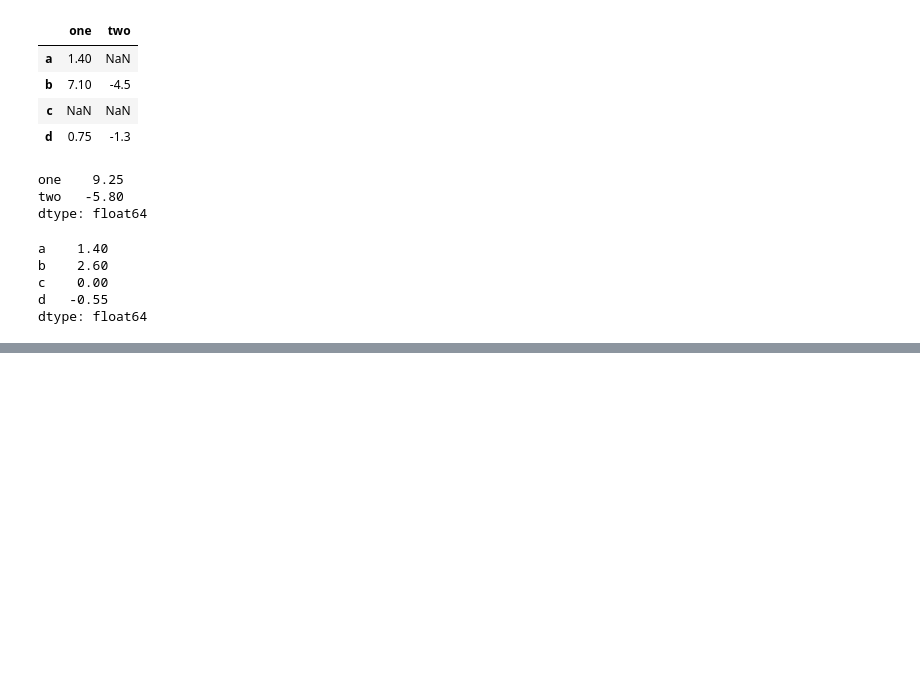
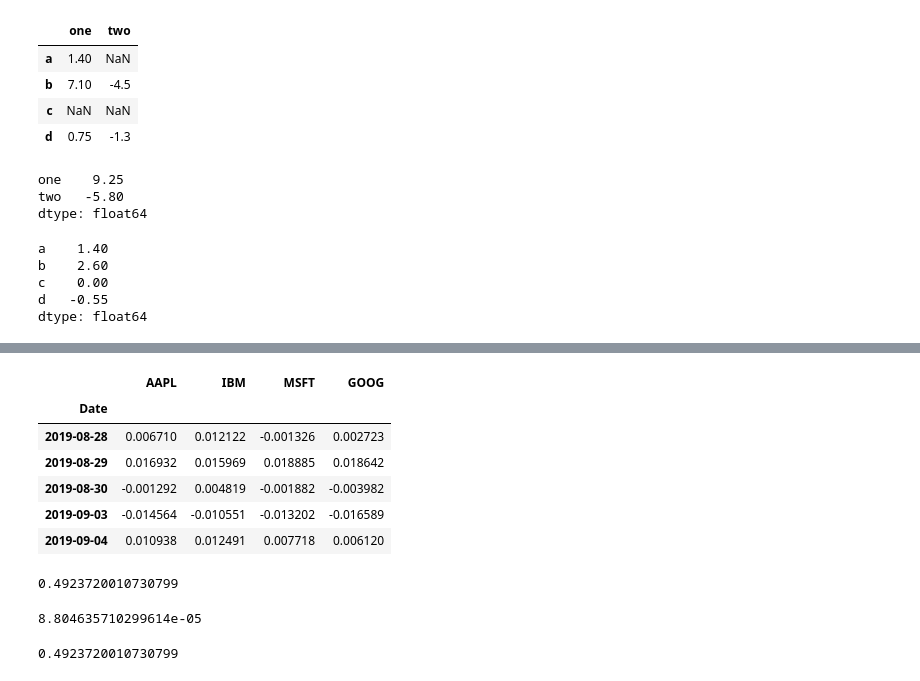
Before and after one commit to joyc/data-exam, a Jupyter notebook: pyda-2e/ch05.ipynb, the cells around one changed output, grey strips where cells are left out. Drawn from its saved outputs; the diff is of its cells as text; code cells hidden in the pictures; blank space fills up the shorter version.

```diff
--- a/pyda-2e/ch05.ipynb
+++ b/pyda-2e/ch05.ipynb
@@ -639,0 +735,27 @@ dtype: float64
+# %%
+# 计算价格的百分比变化
+returns = price.pct_change()
+returns.tail()
+# %% [output]
+|  | AAPL | IBM | MSFT | GOOG |
+| Date |  |  |  |  |
+| 2019-08-28 | 0.006710 | 0.012122 | -0.001326 | 0.002723 |
+| 2019-08-29 | 0.016932 | 0.015969 | 0.018885 | 0.018642 |
+| 2019-08-30 | -0.001292 | 0.004819 | -0.001882 | -0.003982 |
+| 2019-09-03 | -0.014564 | -0.010551 | -0.013202 | -0.016589 |
+| 2019-09-04 | 0.010938 | 0.012491 | 0.007718 | 0.006120 |
+# %%
+# Series的corr方法用于计算两个Series中重叠的、非NA的、按索引对齐的值的相关系数
+returns['MSFT'].corr(returns['IBM'])
+# %% [output]
+0.4923720010730799
+# %%
+# cov用于计算协方差
+returns['MSFT'].cov(returns['IBM'])
+# %% [output]
+8.804635710299614e-05
+# %%
+# 也可以简写为
+returns.MSFT.corr(returns.IBM)
+# %% [output]
+0.4923720010730799
```
Also changed, not shown: parts of 29 cells of this notebook.
